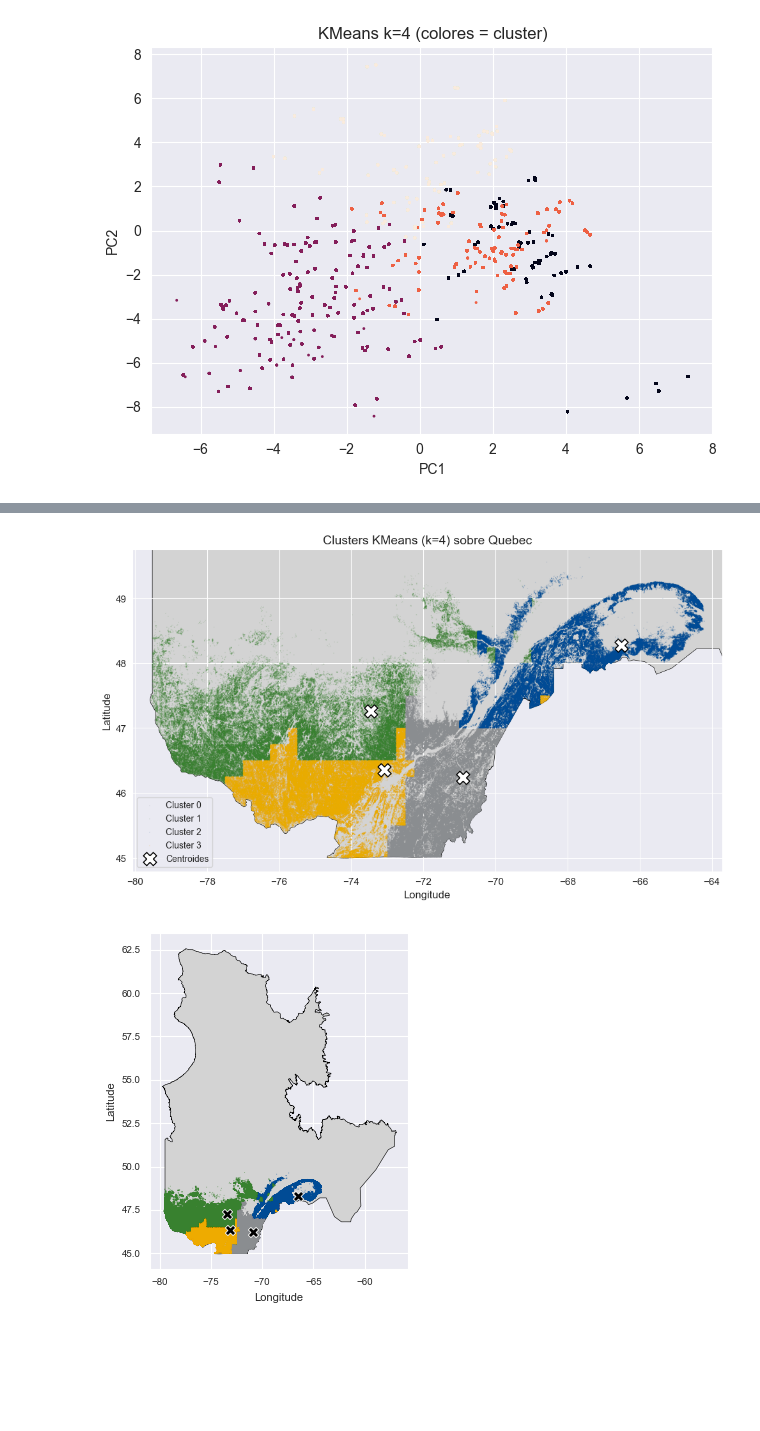
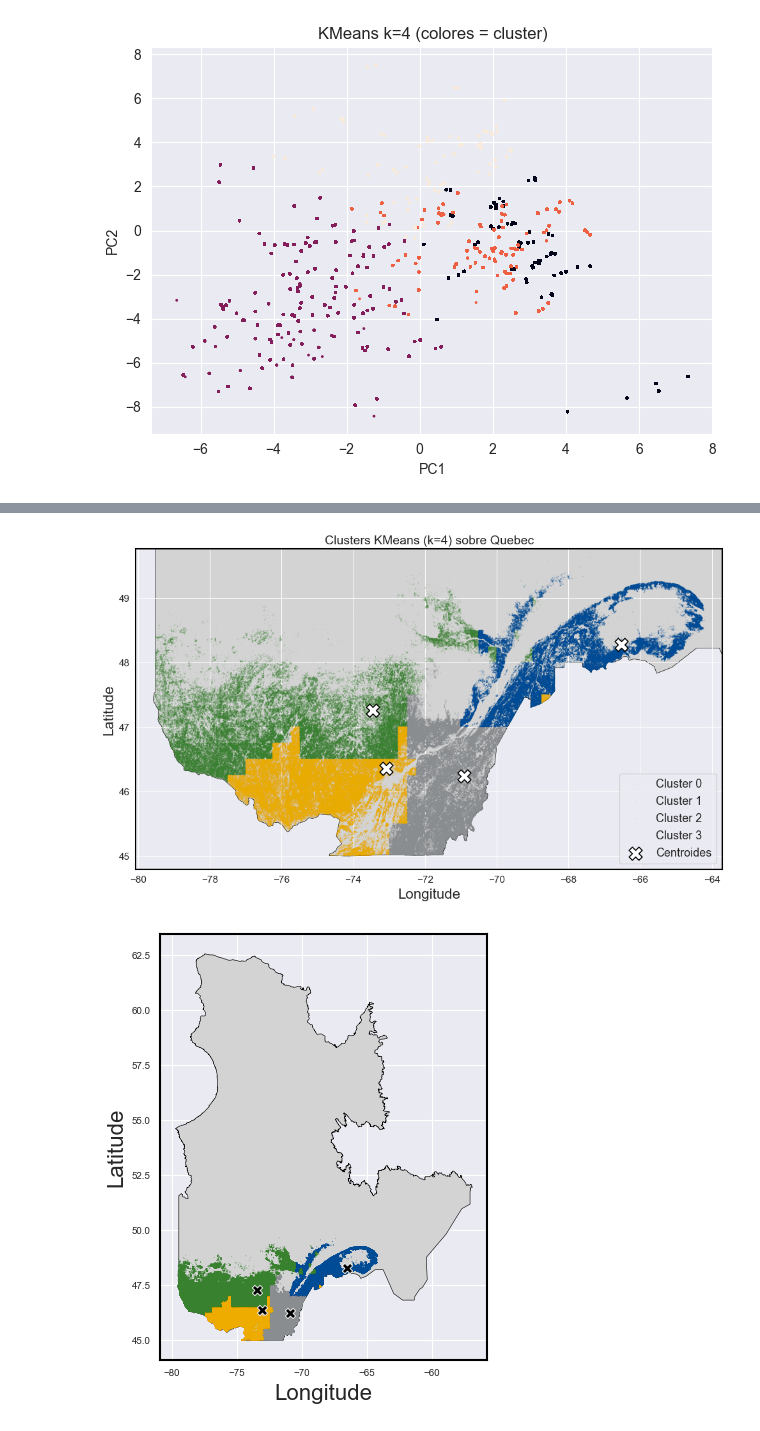
Before and after one commit to jorgelizarazo94/Maple_Quebecois, a Jupyter notebook: Supplementary_3.ipynb, the cells around one changed output, grey strips where cells are left out. Cells and saved outputs as stored; diff of their text form; code cells hidden in the pictures; blank space fills up the shorter version.

```diff
--- a/Supplementary_3.ipynb
+++ b/Supplementary_3.ipynb
@@ -668,8 +668,8 @@ plt.figure(figsize=figsize)
 unique_clusters = sorted(np.unique(labels_final))
 for cl in unique_clusters:
     m = (labels_final == cl)
-    color  = palette.get(cl, '#999999')          # fallback gris si falta
-    marker = markers.get(cl, 'o')                 # fallback círculo si falta
+    color  = palette.get(cl, '#999999')
+    marker = markers.get(cl, 'o')
     plt.scatter(
         X[m, 0], X[m, 1],
         s=point_size,
@@ -685,11 +685,11 @@ for cl in unique_clusters:
 # centroides
 plt.scatter(
     cent[:, 0], cent[:, 1],
-    s=220,                 # centroid_size
-    c='white',             # relleno blanco
-    marker='X',            # centroid_marker
-    edgecolors='black',    # centroid_edgecolor
-    linewidths=1.2,        # centroid_linewidth
+    s=220,
+    c='white',
+    marker='X',
+    edgecolors='black',
+    linewidths=1.2,
     label='Centroides',
     zorder=3
 )
@@ -699,8 +699,14 @@ plt.ylabel("PC2", fontsize=axis_fs)
 plt.title(f"Centroides en el espacio PCA (k={k_final})", fontsize=title_fs)
 plt.xticks(fontsize=tick_fs)
 plt.yticks(fontsize=tick_fs)
-#plt.legend(fontsize=legend_fs, frameon=True, loc='best')
 plt.grid(True, alpha=0.25)
+
+# === Bordes negros del gráfico ===
+ax = plt.gca()
+for spine in ax.spines.values():
+    spine.set_edgecolor('black')
+    spine.set_linewidth(1.5)
+
 plt.tight_layout()
 plt.savefig('images/clusters_PCA.png', transparent=True, dpi=300)
 plt.show()
@@ -725,7 +731,7 @@ centroid_edgecolor = 'black'
 centroid_marker = 'X'
 centroid_linewidth = 1.2
 
-axis_fs = 12
+axis_fs = 16
 tick_fs = 11
 title_fs = 14
 # ============================================================
@@ -827,55 +833,66 @@ plt.xticks(fontsize=tick_fs)
 plt.yticks(fontsize=tick_fs)
 
 # Leyenda (si prefieres sin leyenda: comenta las dos líneas)
-plt.legend(frameon=True, fontsize=10, loc='best')
+plt.legend(frameon=True, fontsize=13, loc='best')
+
+# === Bordes negros del gráfico ===
+ax = plt.gca()
+for spine in ax.spines.values():
+    spine.set_edgecolor('black')
+    spine.set_linewidth(1.5)
 
 plt.tight_layout()
-plt.savefig('images/clusters_on_map.png', transparent=True, dpi=300)
+plt.savefig('images/clusters_on_mapd.png', transparent=True, dpi=300)
 plt.show()
 # %% [output]
-[figure, old version]
+[figure, new version]
 # %%
 centroids_pca = km_final.cluster_centers_
 closest_idx, _ = pairwise_distances_argmin_min(centroids_pca, X)  # X = data_pca
 centroid_coords = db_with_clusters.iloc[closest_idx][['longitude', 'latitude']].reset_index(drop=True)
 
 # 2) Figura pequeña
-plt.figure(figsize=(5, 4))  # ajusta si quieres
+plt.figure(figsize=(5, 5))  # ajusta si quieres
 
 # 3) Mapa base
 ax = plt.gca()
 quebec_map.plot(ax=ax, color='lightgray', edgecolor='black', linewidth=0.4)
 
 # 4) Puntos de cluster (muy pequeños y opacos para que se vean)
 sns.scatterplot(
     x='longitude', y='latitude',
     hue='cluster_k', hue_order=sorted(db_with_clusters['cluster_k'].unique()),
     data=db_with_clusters,
     palette=palette,          # dict: {0:'#8A8D90', 1:'#38812F', 2:'#004B95', 3:'#F0AB00', ...}
     s=0.5, alpha=0.5, linewidth=0, edgecolor=None, ax=ax, legend=False
 )
 
 # 5) Centroides (coordenadas de los puntos reales más cercanos)
 sns.scatterplot(
     x=centroid_coords['longitude'], y=centroid_coords['latitude'],
     color='black', s=55, marker='X', edgecolor='white', linewidth=0.6, ax=ax
 )
 
 # 6) Detalles
 plt.title('', fontsize=8)
-plt.xlabel('Longitude', fontsize=8)
-plt.ylabel('Latitude', fontsize=8)
+plt.xlabel('Longitude', fontsize=16)
+plt.ylabel('Latitude', fontsize=16)
 plt.xticks(fontsize=7)
 plt.yticks(fontsize=7)
 
 # Sin leyenda
 plt.legend([], [], frameon=False)
 
+ax = plt.gca()
+for spine in ax.spines.values():
+    spine.set_edgecolor('black')
+    spine.set_linewidth(1.5)
+
 plt.tight_layout()
 plt.savefig('images/clusters_on_map_small.png', transparent=True, dpi=300)
 plt.show()
 # %% [output]
-[figure, old version]
+[figure, new version]
 # %%
 db_balanced_2.to_csv('data/db_balanced_2.csv', index=False)
 # %%
```
Also changed, not shown: parts of 3 cells of this notebook, 1 other file.
